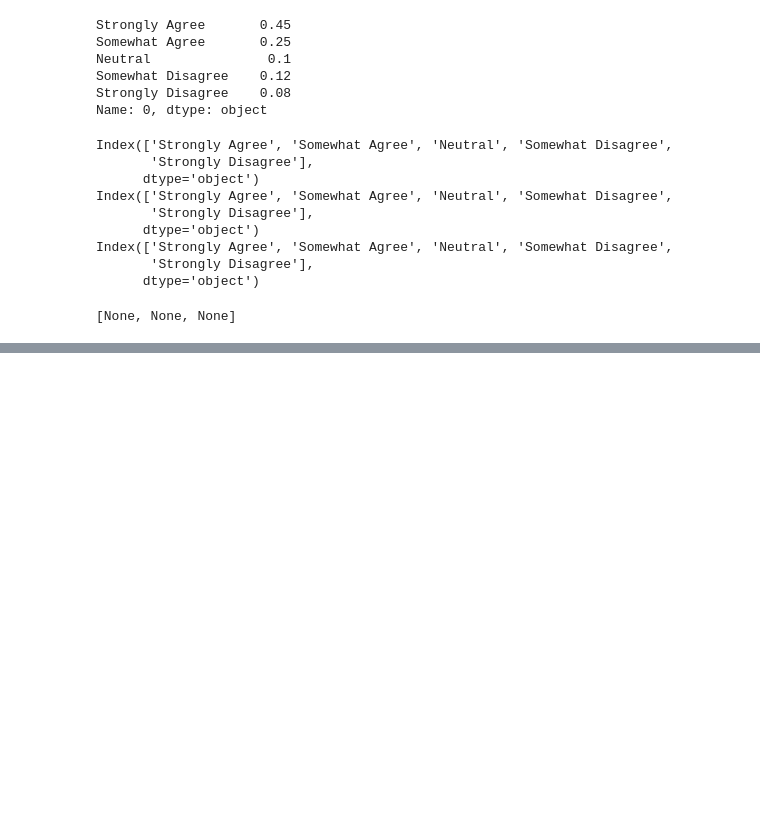
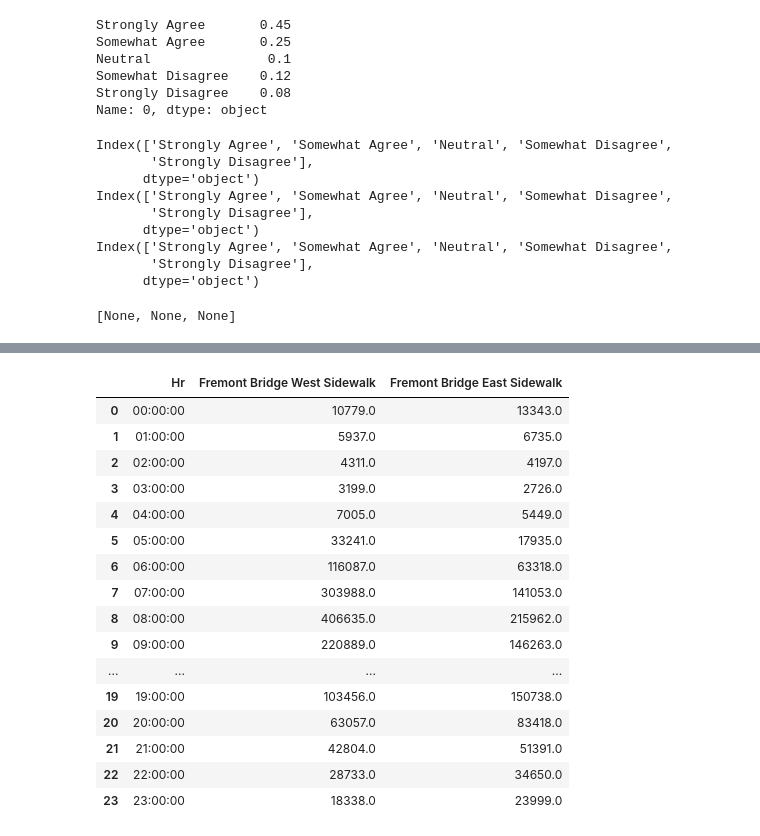
Before and after one commit to ruipang123/Plotly_udmy_class, a Jupyter notebook: testing.ipynb, the cells around one changed output, grey strips where cells are left out. Cells and saved outputs as stored; diff of their text form; code cells hidden in the pictures; blank space fills up the shorter version.

Commit message:
ploty_0703

```diff
--- a/testing.ipynb
+++ b/testing.ipynb
@@ -63,0 +99,27 @@ Index(['Strongly Agree', 'Somewhat Agree', 'Neutral', 'Somewhat Disagree',
+# %%
+df_107_3  = pd.read_csv('/Users/pangrui/Desktop/Ploty_class/Plotly_udmy_class/Data/FremontBridgeBicycles.csv', header= 0)
+
+df_107_3['Date'] = pd.to_datetime(df_107_3.Date)
+df_107_3['new_date'] = df_107_3['Date'].dt.date
+df_107_3['Hr'] = df_107_3['Date'].dt.time
+
+df_107_3_final = df_107_3.groupby('Hr').agg({'Fremont Bridge West Sidewalk': 'sum', 'Fremont Bridge East Sidewalk': 'sum'}).reset_index()
+df_107_3_final
+# %% [output]
+|  | Hr | Fremont Bridge West Sidewalk | Fremont Bridge East Sidewalk |
+| 0 | 00:00:00 | 10779.0 | 13343.0 |
+| 1 | 01:00:00 | 5937.0 | 6735.0 |
+| 2 | 02:00:00 | 4311.0 | 4197.0 |
+| 3 | 03:00:00 | 3199.0 | 2726.0 |
+| 4 | 04:00:00 | 7005.0 | 5449.0 |
+| 5 | 05:00:00 | 33241.0 | 17935.0 |
+| 6 | 06:00:00 | 116087.0 | 63318.0 |
+| 7 | 07:00:00 | 303988.0 | 141053.0 |
+| 8 | 08:00:00 | 406635.0 | 215962.0 |
+| 9 | 09:00:00 | 220889.0 | 146263.0 |
+| ... | ... | ... | ... |
+| 19 | 19:00:00 | 103456.0 | 150738.0 |
+| 20 | 20:00:00 | 63057.0 | 83418.0 |
+| 21 | 21:00:00 | 42804.0 | 51391.0 |
+| 22 | 22:00:00 | 28733.0 | 34650.0 |
+| 23 | 23:00:00 | 18338.0 | 23999.0 |
```
Also changed, not shown: parts of 12 cells of this notebook, 1 other file.
